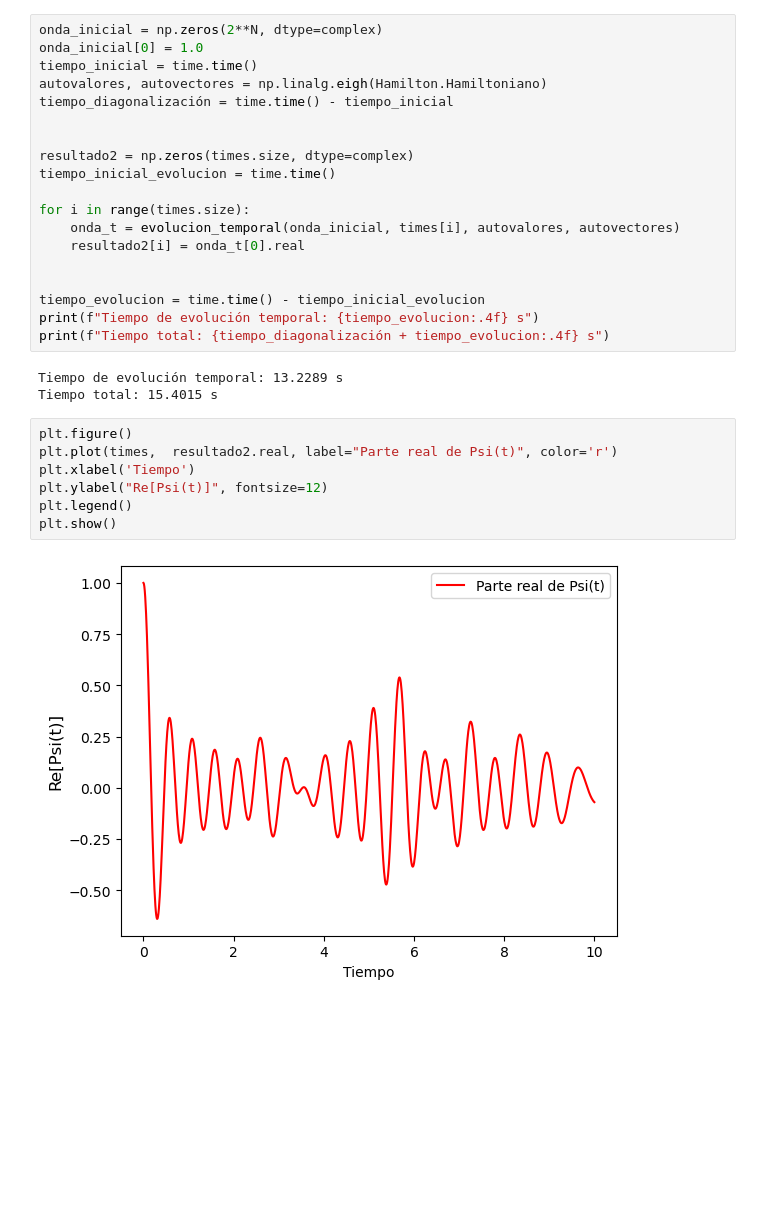
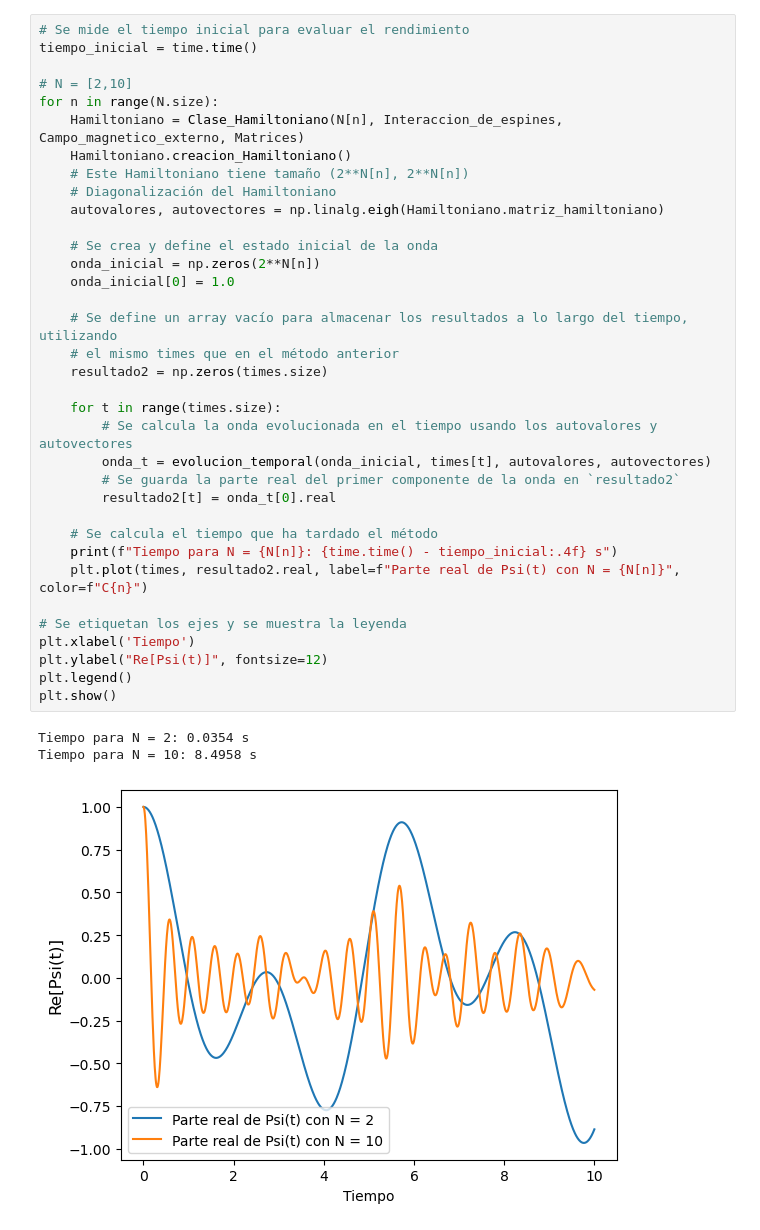
Before and after one commit to Esteban-Porras-UCR/Ising-Model, a Jupyter notebook: Modelo_de_Ising.ipynb, the cells around one changed output. Drawn from its saved outputs; the diff is of its cells as text; blank space fills up the shorter version.

```diff
--- a/Modelo_de_Ising.ipynb
+++ b/Modelo_de_Ising.ipynb
@@ -127,31 +159,39 @@ def evolucion_temporal(onda_inicial, t, autovalores, autovectores): #Función pa
 # %%
-onda_inicial = np.zeros(2**N, dtype=complex)
-onda_inicial[0] = 1.0
+# Se mide el tiempo inicial para evaluar el rendimiento
 tiempo_inicial = time.time()
-autovalores, autovectores = np.linalg.eigh(Hamilton.Hamiltoniano)
-tiempo_diagonalización = time.time() - tiempo_inicial
 
+# N = [2,10]
+for n in range(N.size):
+    Hamiltoniano = Clase_Hamiltoniano(N[n], Interaccion_de_espines, Campo_magnetico_externo, Matrices)
+    Hamiltoniano.creacion_Hamiltoniano()
+    # Este Hamiltoniano tiene tamaño (2**N[n], 2**N[n])
+    # Diagonalización del Hamiltoniano
+    autovalores, autovectores = np.linalg.eigh(Hamiltoniano.matriz_hamiltoniano)
 
-resultado2 = np.zeros(times.size, dtype=complex)
-tiempo_inicial_evolucion = time.time()
+    # Se crea y define el estado inicial de la onda
+    onda_inicial = np.zeros(2**N[n])
+    onda_inicial[0] = 1.0
 
-for i in range(times.size):
-    onda_t = evolucion_temporal(onda_inicial, times[i], autovalores, autovectores)
-    resultado2[i] = onda_t[0].real
+    # Se define un array vacío para almacenar los resultados a lo largo del tiempo, utilizando
+    # el mismo times que en el método anterior
+    resultado2 = np.zeros(times.size)
 
+    for t in range(times.size):
+        # Se calcula la onda evolucionada en el tiempo usando los autovalores y autovectores
+        onda_t = evolucion_temporal(onda_inicial, times[t], autovalores, autovectores)
+        # Se guarda la parte real del primer componente de la onda en `resultado2`
+        resultado2[t] = onda_t[0].real
 
-tiempo_evolucion = time.time() - tiempo_inicial_evolucion
-print(f"Tiempo de evolución temporal: {tiempo_evolucion:.4f} s")
-print(f"Tiempo total: {tiempo_diagonalización + tiempo_evolucion:.4f} s")
+    # Se calcula el tiempo que ha tardado el método
+    print(f"Tiempo para N = {N[n]}: {time.time() - tiempo_inicial:.4f} s")
+    plt.plot(times, resultado2.real, label=f"Parte real de Psi(t) con N = {N[n]}", color=f"C{n}")
+
+# Se etiquetan los ejes y se muestra la leyenda
+plt.xlabel('Tiempo')
+plt.ylabel("Re[Psi(t)]", fontsize=12)
+plt.legend()
+plt.show()
 # %% [output]
-Tiempo de evolución temporal: 13.2289 s
-Tiempo total: 15.4015 s
+Tiempo para N = 2: 0.0354 s
+Tiempo para N = 10: 8.4958 s
+[figure, added]
-# %%
-plt.figure()
-plt.plot(times,  resultado2.real, label="Parte real de Psi(t)", color='r')
-plt.xlabel('Tiempo')
-plt.ylabel("Re[Psi(t)]", fontsize=12)
-plt.legend()
-plt.show()
-# %% [output]
-[figure, removed]
```
Also changed, not shown: parts of 19 cells of this notebook.
